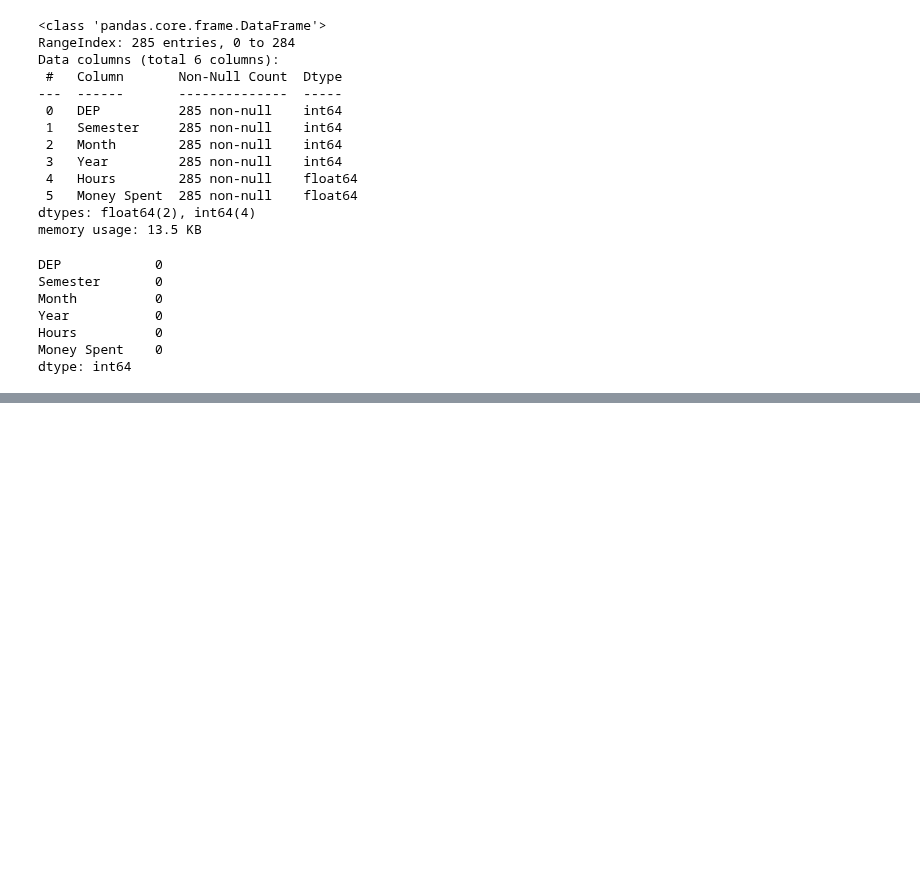
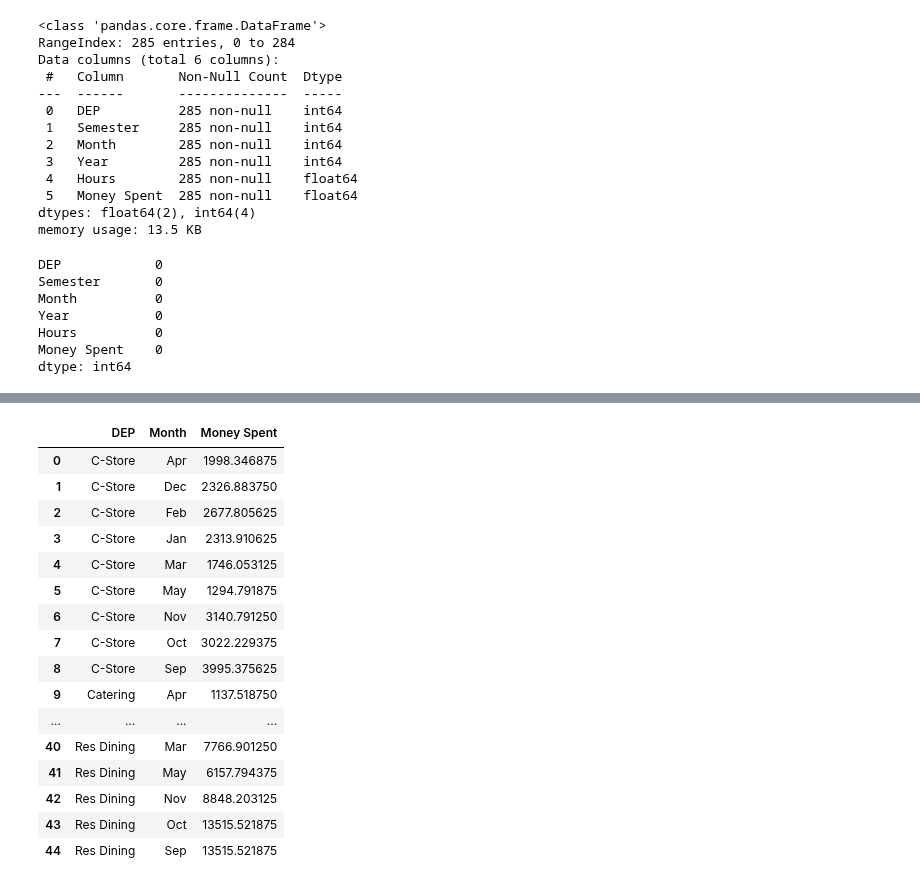
Before and after one commit to warrmu01/Hours-Analysis, a Jupyter notebook: DataPrediction.ipynb, the cells around one changed output, grey strips where cells are left out. Cells and saved outputs as stored; diff of their text form; code cells hidden in the pictures; blank space fills up the shorter version.

```diff
--- a/DataPrediction.ipynb
+++ b/DataPrediction.ipynb
@@ -319,0 +341,21 @@ dtype: int64
+# %%
+agg_data = DinningPred2025.groupby(['DEP', 'Month'], as_index=False)['Money Spent'].sum()
+agg_data
+# %% [output]
+|  | DEP | Month | Money Spent |
+| 0 | C-Store | Apr | 1998.346875 |
+| 1 | C-Store | Dec | 2326.883750 |
+| 2 | C-Store | Feb | 2677.805625 |
+| 3 | C-Store | Jan | 2313.910625 |
+| 4 | C-Store | Mar | 1746.053125 |
+| 5 | C-Store | May | 1294.791875 |
+| 6 | C-Store | Nov | 3140.791250 |
+| 7 | C-Store | Oct | 3022.229375 |
+| 8 | C-Store | Sep | 3995.375625 |
+| 9 | Catering | Apr | 1137.518750 |
+| ... | ... | ... | ... |
+| 40 | Res Dining | Mar | 7766.901250 |
+| 41 | Res Dining | May | 6157.794375 |
+| 42 | Res Dining | Nov | 8848.203125 |
+| 43 | Res Dining | Oct | 13515.521875 |
+| 44 | Res Dining | Sep | 13515.521875 |
```
Also changed, not shown: parts of 6 cells of this notebook, 10 other files.
